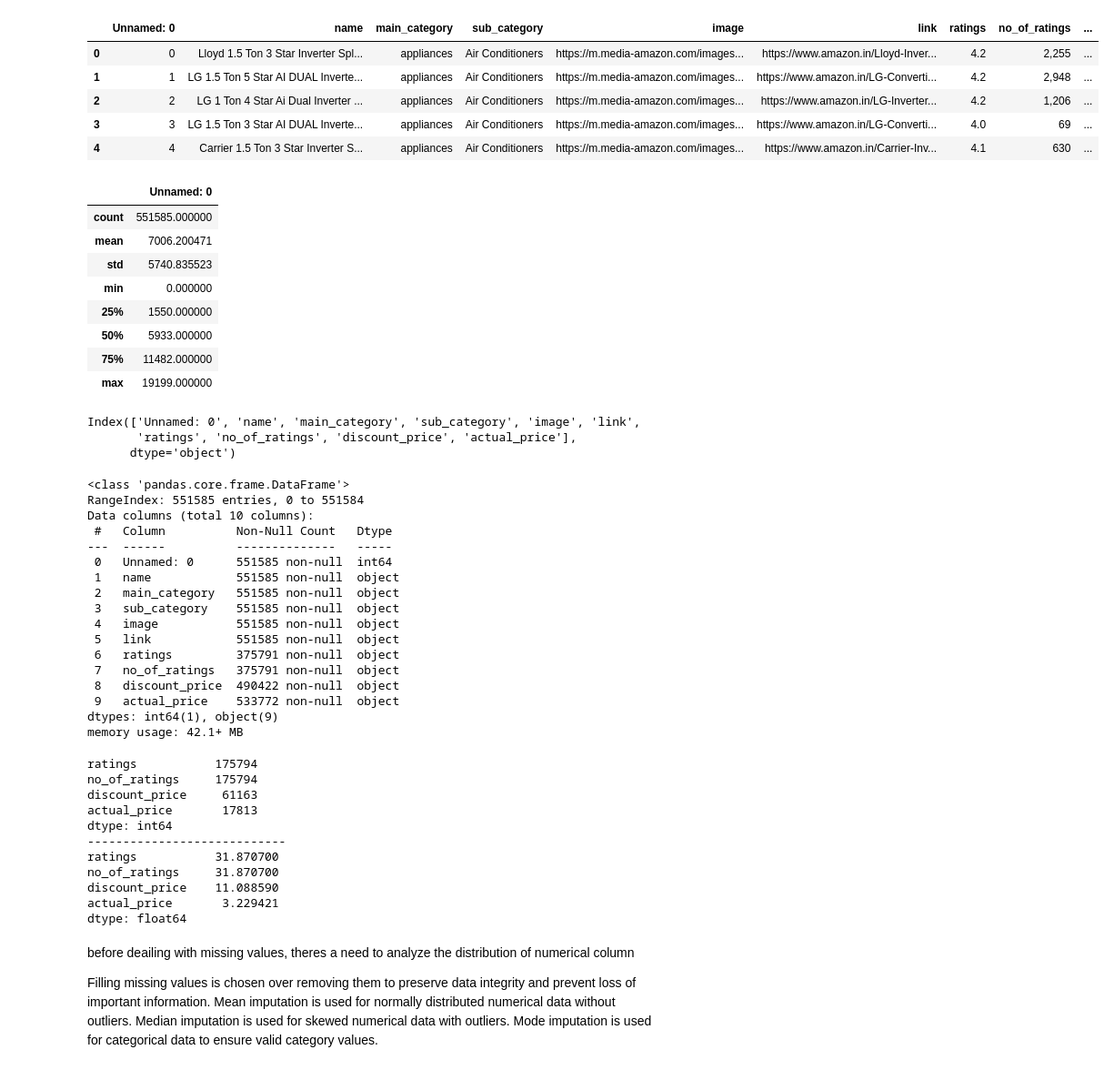
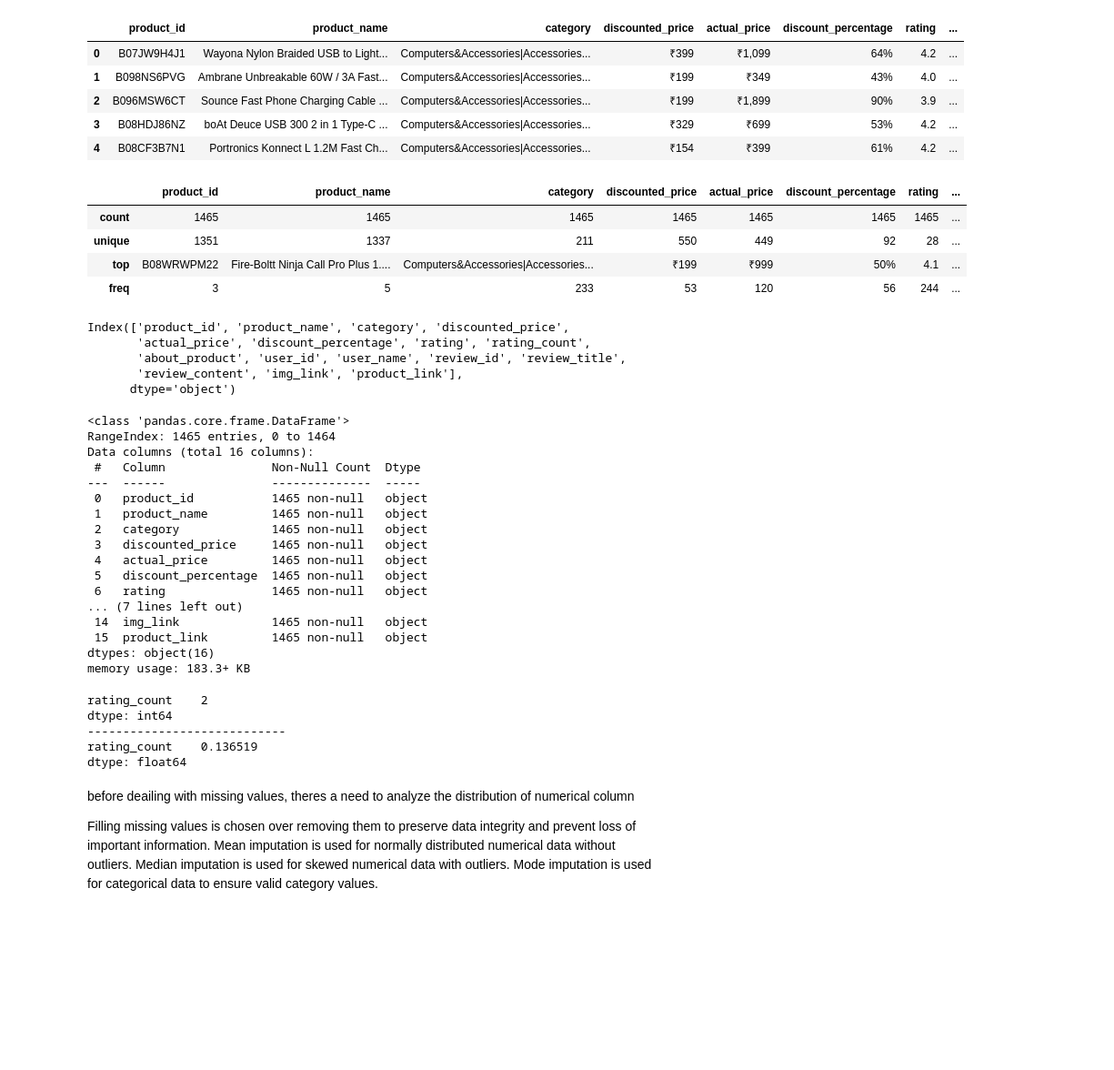
Before and after one commit to HSanny/ecomm_recommender, a Jupyter notebook: recommender.ipynb, the cells around one changed output. Shown: that part at 91% size. Cells and saved outputs as stored; diff of their text form; code cells hidden in the pictures; blank space fills up the shorter version.

```diff
--- a/recommender.ipynb
+++ b/recommender.ipynb
@@ -1,16 +1,16 @@
 # %%
 import pandas as pd
 
-data = pd.read_csv('Amazon-Products.csv')
+data = pd.read_csv('amazon.csv')
 
 data.head()
 # %% [output]
-|  | Unnamed: 0 | name | main_category | sub_category | image | link | ratings | no_of_ratings | ... |
-| 0 | 0 | Lloyd 1.5 Ton 3 Star Inverter Spl... | appliances | Air Conditioners | https://m.media-amazon.com/images... | https://www.amazon.in/Lloyd-Inver... | 4.2 | 2,255 | ... |
-| 1 | 1 | LG 1.5 Ton 5 Star AI DUAL Inverte... | appliances | Air Conditioners | https://m.media-amazon.com/images... | https://www.amazon.in/LG-Converti... | 4.2 | 2,948 | ... |
-| 2 | 2 | LG 1 Ton 4 Star Ai Dual Inverter ... | appliances | Air Conditioners | https://m.media-amazon.com/images... | https://www.amazon.in/LG-Inverter... | 4.2 | 1,206 | ... |
-| 3 | 3 | LG 1.5 Ton 3 Star AI DUAL Inverte... | appliances | Air Conditioners | https://m.media-amazon.com/images... | https://www.amazon.in/LG-Converti... | 4.0 | 69 | ... |
-| 4 | 4 | Carrier 1.5 Ton 3 Star Inverter S... | appliances | Air Conditioners | https://m.media-amazon.com/images... | https://www.amazon.in/Carrier-Inv... | 4.1 | 630 | ... |
+|  | product_id | product_name | category | discounted_price | actual_price | discount_percentage | rating | ... |
+| 0 | B07JW9H4J1 | Wayona Nylon Braided USB to Light... | Computers&Accessories|Accessories... | ₹399 | ₹1,099 | 64% | 4.2 | ... |
+| 1 | B098NS6PVG | Ambrane Unbreakable 60W / 3A Fast... | Computers&Accessories|Accessories... | ₹199 | ₹349 | 43% | 4.0 | ... |
+| 2 | B096MSW6CT | Sounce Fast Phone Charging Cable ... | Computers&Accessories|Accessories... | ₹199 | ₹1,899 | 90% | 3.9 | ... |
+| 3 | B08HDJ86NZ | boAt Deuce USB 300 2 in 1 Type-C ... | Computers&Accessories|Accessories... | ₹329 | ₹699 | 53% | 4.2 | ... |
+| 4 | B08CF3B7N1 | Portronics Konnect L 1.2M Fast Ch... | Computers&Accessories|Accessories... | ₹154 | ₹399 | 61% | 4.2 | ... |
 # %%
 # describe data
 data.describe()
@@ -18,41 +18,39 @@ data.describe()
 # if describe() is not showing typical statistical measures, e.g. median, mean, min, max
 # the dataset is containing mostly categorical or non-numerical data
 # %% [output]
-|  | Unnamed: 0 |
-| count | 551585.000000 |
-| mean | 7006.200471 |
-| std | 5740.835523 |
-| min | 0.000000 |
-| 25% | 1550.000000 |
-| 50% | 5933.000000 |
-| 75% | 11482.000000 |
-| max | 19199.000000 |
+|  | product_id | product_name | category | discounted_price | actual_price | discount_percentage | rating | ... |
+| count | 1465 | 1465 | 1465 | 1465 | 1465 | 1465 | 1465 | ... |
+| unique | 1351 | 1337 | 211 | 550 | 449 | 92 | 28 | ... |
+| top | B08WRWPM22 | Fire-Boltt Ninja Call Pro Plus 1.... | Computers&Accessories|Accessories... | ₹199 | ₹999 | 50% | 4.1 | ... |
+| freq | 3 | 5 | 233 | 53 | 120 | 56 | 244 | ... |
 # %%
 data.columns
 # %% [output]
-Index(['Unnamed: 0', 'name', 'main_category', 'sub_category', 'image', 'link',
-       'ratings', 'no_of_ratings', 'discount_price', 'actual_price'],
+Index(['product_id', 'product_name', 'category', 'discounted_price',
+       'actual_price', 'discount_percentage', 'rating', 'rating_count',
+       'about_product', 'user_id', 'user_name', 'review_id', 'review_title',
+       'review_content', 'img_link', 'product_link'],
       dtype='object')
 # %%
 data.info()
 # %% [output]
 <class 'pandas.core.frame.DataFrame'>
-RangeIndex: 551585 entries, 0 to 551584
-Data columns (total 10 columns):
- #   Column          Non-Null Count   Dtype
----  ------          --------------   -----
- 0   Unnamed: 0      551585 non-null  int64
- 1   name            551585 non-null  object
- 2   main_category   551585 non-null  object
- 3   sub_category    551585 non-null  object
- 4   image           551585 non-null  object
- 5   link            551585 non-null  object
- 6   ratings         375791 non-null  object
- 7   no_of_ratings   375791 non-null  object
- 8   discount_price  490422 non-null  object
- 9   actual_price    533772 non-null  object
-dtypes: int64(1), object(9)
-memory usage: 42.1+ MB
+RangeIndex: 1465 entries, 0 to 1464
+Data columns (total 16 columns):
+ #   Column               Non-Null Count  Dtype
+---  ------               --------------  -----
+ 0   product_id           1465 non-null   object
+ 1   product_name         1465 non-null   object
+ 2   category             1465 non-null   object
+ 3   discounted_price     1465 non-null   object
+ 4   actual_price         1465 non-null   object
+ 5   discount_percentage  1465 non-null   object
+ 6   rating               1465 non-null   object
+... (7 lines left out)
+ 14  img_link             1465 non-null   object
+ 15  product_link         1465 non-null   object
+dtypes: object(16)
+memory usage: 183.3+ KB
 # %%
 # identify missing values
 
@@ -68,16 +66,10 @@ missing_percentage = (missing_values / len(data)) * 100
 
 print(missing_percentage[missing_percentage > 0])
 # %% [output]
-ratings           175794
-no_of_ratings     175794
-discount_price     61163
-actual_price       17813
+rating_count    2
 dtype: int64
 ----------------------------
-ratings           31.870700
-no_of_ratings     31.870700
-discount_price    11.088590
-actual_price       3.229421
+rating_count    0.136519
 dtype: float64
 # %% [markdown]
 before deailing with missing values, theres a need to analyze the distribution of numerical column
```
Also changed, not shown: parts of 24 cells of this notebook.
